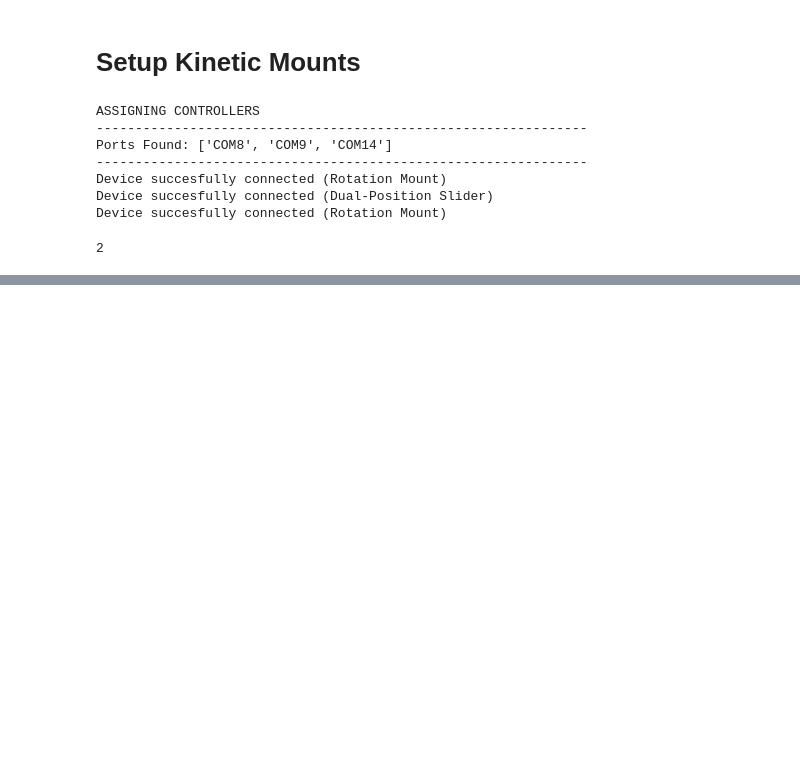
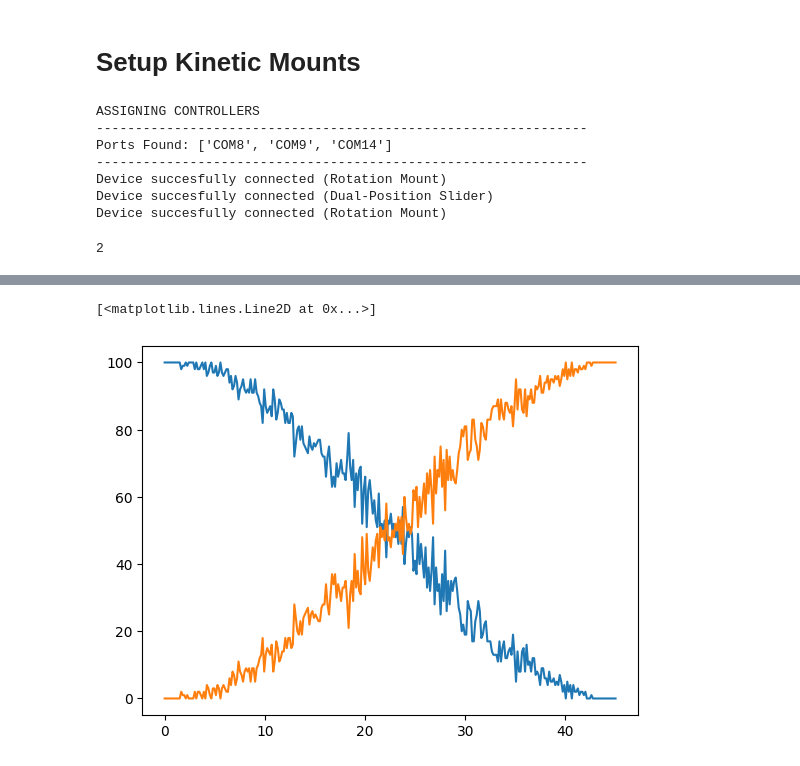
Before and after one commit to benjaminorthner/bruQner, a Jupyter notebook: calibration_and_testing/pairwise_bell_test.ipynb, the cells around one changed output, grey strips where cells are left out. Saved outputs shown, nothing was run; the diff lists cells and outputs as text; code cells hidden in the pictures; blank space fills up the shorter version.

Commit message:
better angle formalism

```diff
--- a/calibration_and_testing/pairwise_bell_test.ipynb
+++ b/calibration_and_testing/pairwise_bell_test.ipynb
@@ -79,0 +67,5 @@ S = abs(corrs[0,0] + corrs[0,1] + corrs[1,0] - corrs[1,1]) = 0.5994713789885862
+# %%
+TTSimulator = TT_Simulator(two_particle_states['phi_plus'], initial_state_noise=0, debug=True)
+# convert from light angle to filter angle and from radians to degrees
+CHSH_angles = TTSimulator.CHSH_angles_for_filters
+print(f"CHSH_angles: {CHSH_angles}")
@@ -79,0 +92,14 @@ S = abs(corrs[0,0] + corrs[0,1] + corrs[1,0] - corrs[1,1]) = 0.5994713789885862
+# %%
+angles = np.linspace(0, 45, 300)
+LSame = []
+LMixed = []
+for a in angles:
+    data = TTSimulator.measure_n_entangled_pairs_filter_angles(100, theta_a=a, theta_b=0)
+    LSame.append(data[0] + data[3])
+    LMixed.append(data[1] + data[2])
+
+plt.plot(angles, LSame)
+plt.plot(angles, LMixed)
+# %% [output]
+[<matplotlib.lines.Line2D at 0x...>]
+[figure, added]
```
Also changed, not shown: parts of 8 cells of this notebook, 3 other files.
